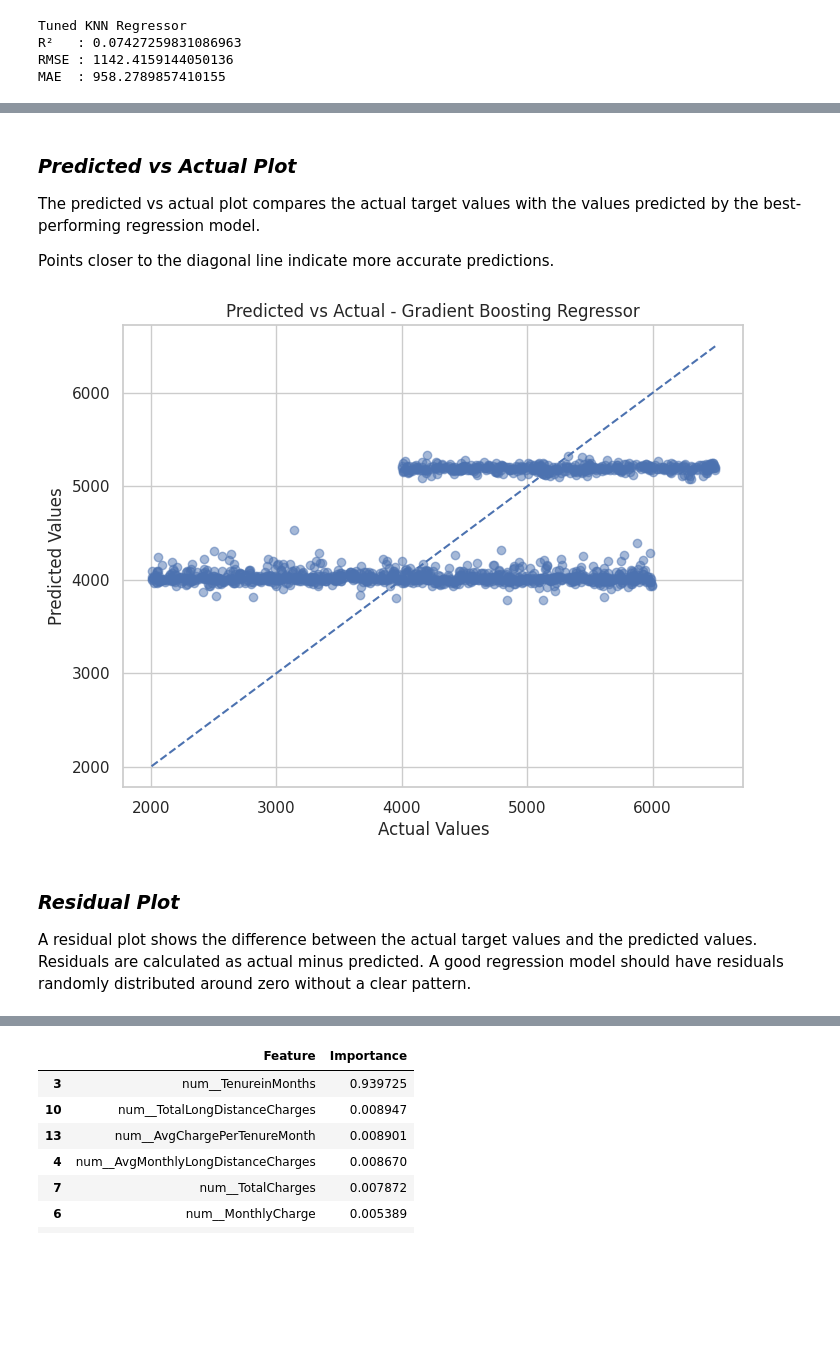
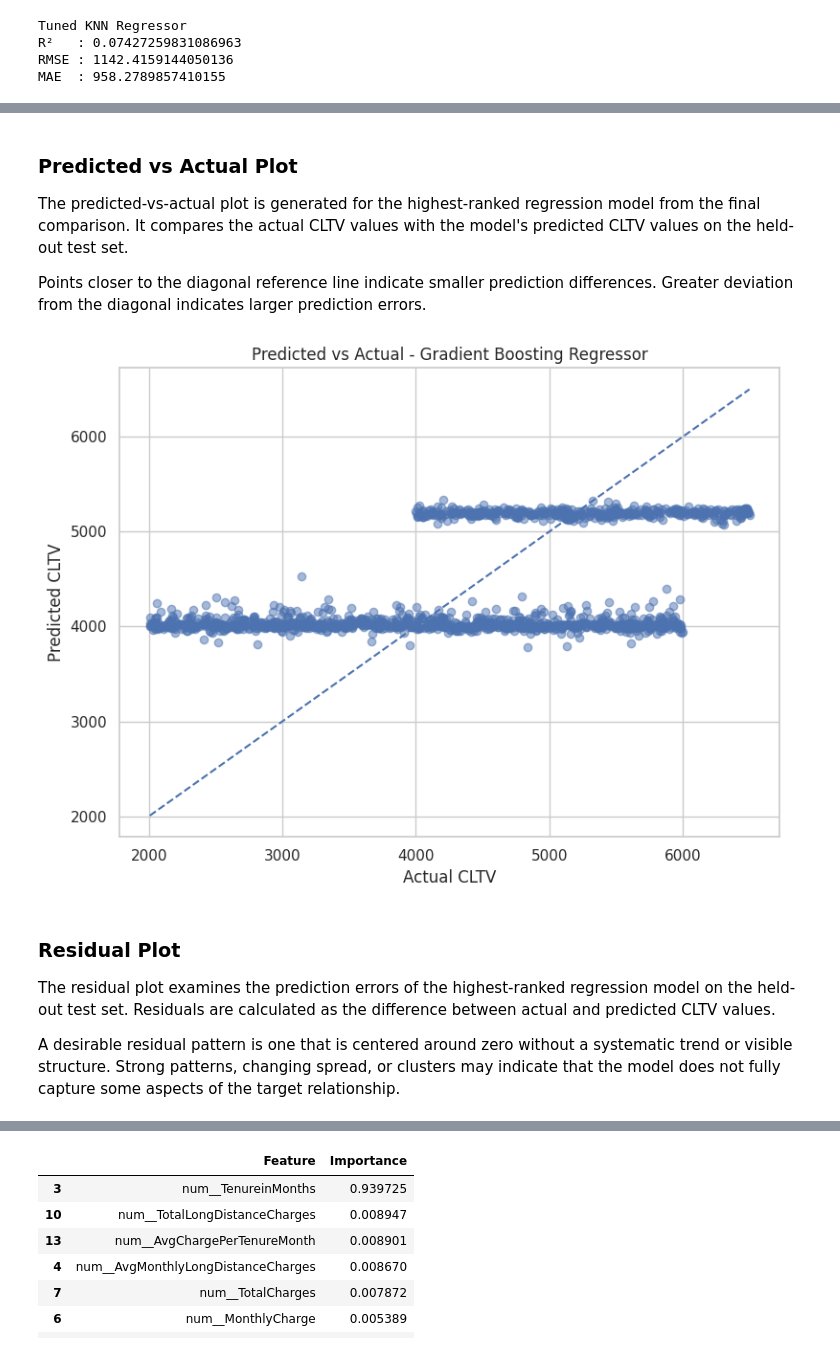
Before and after one commit to manaswiniyoshitha2006-netizen/ML-Evaluation, a Jupyter notebook: notebooks/regression.ipynb, the cells around one changed output, grey strips where cells are left out. Saved outputs shown, nothing was run; the diff lists cells and outputs as text; code cells hidden in the pictures; blank space fills up the shorter version.

Commit message:
Added all-model comparison, cross-validation, and regression diagnostics

```diff
--- a/notebooks/regression.ipynb
+++ b/notebooks/regression.ipynb
@@ -2917,35 +3041,55 @@ comparison.sort_values(by="R²", ascending=False)
 # %% [markdown]
-### *Predicted vs Actual Plot*
+### Predicted vs Actual Plot
 
-The predicted vs actual plot compares the actual target values with the
-values predicted by the best-performing regression model.
+The predicted-vs-actual plot is generated for the highest-ranked regression model from the final comparison. It compares the actual CLTV values with the model's predicted CLTV values on the held-out test set.
 
-Points closer to the diagonal line indicate more accurate predictions.
+Points closer to the diagonal reference line indicate smaller prediction differences. Greater deviation from the diagonal indicates larger prediction errors.
 # %%
-# Predicted vs Actual Plot
+# Predicted vs Actual Plot for the final selected model
+
+final_model_name = comparison.iloc[0]["Model"]
+
+final_predictions = {
+    "Linear Regression": linear_pred,
+    "Ridge Regression": ridge_pred,
+    "Lasso Regression": lasso_pred,
+    "ElasticNet Regression": elastic_pred,
+    "Polynomial Regression (Degree 2)": poly2_pred,
+    "Decision Tree Regressor": y_pred_dt_tuned,
+    "Random Forest Regressor": y_pred_rf_tuned,
+    "Gradient Boosting Regressor": y_pred_gb_tuned,
+    "Support Vector Regressor": y_pred_svr_tuned,
+    "KNN Regressor": y_pred_knn_tuned
+}
+
+final_pred = final_predictions[final_model_name]
 
 plt.figure(figsize=(8, 6))
 
-plt.scatter(y_test, y_pred_gb_tuned, alpha=0.5)
+plt.scatter(
+    y_test,
+    final_pred,
+    alpha=0.5
+)
 
-# Perfect prediction line
 plt.plot(
     [y_test.min(), y_test.max()],
     [y_test.min(), y_test.max()],
     linestyle="--"
 )
 
-plt.xlabel("Actual Values")
-plt.ylabel("Predicted Values")
-plt.title("Predicted vs Actual - Gradient Boosting Regressor")
+plt.xlabel("Actual CLTV")
+plt.ylabel("Predicted CLTV")
+plt.title(f"Predicted vs Actual - {final_model_name}")
+
+plt.tight_layout()
 plt.show()
 # %% [output]
-[figure, old version]
+[figure, new version]
-# %% [markdown]
-### *Residual Plot*
-
-A residual plot shows the difference between the actual target values and
-the predicted values. Residuals are calculated as actual minus predicted.
-A good regression model should have residuals randomly distributed around
-zero without a clear pattern.
+# %% [markdown]
+### Residual Plot
+
+The residual plot examines the prediction errors of the highest-ranked regression model on the held-out test set. Residuals are calculated as the difference between actual and predicted CLTV values.
+
+A desirable residual pattern is one that is centered around zero without a systematic trend or visible structure. Strong patterns, changing spread, or clusters may indicate that the model does not fully capture some aspects of the target relationship.
 # %%
```
Also changed, not shown: parts of 17 cells of this notebook.
